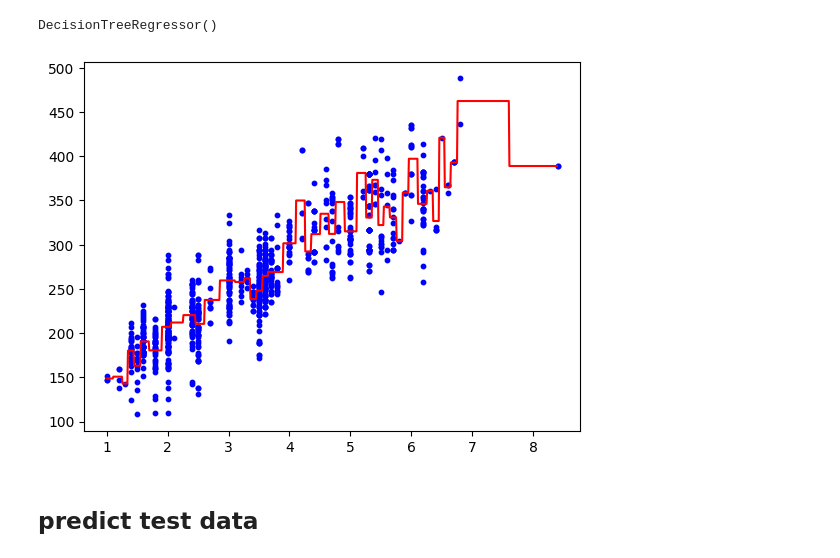
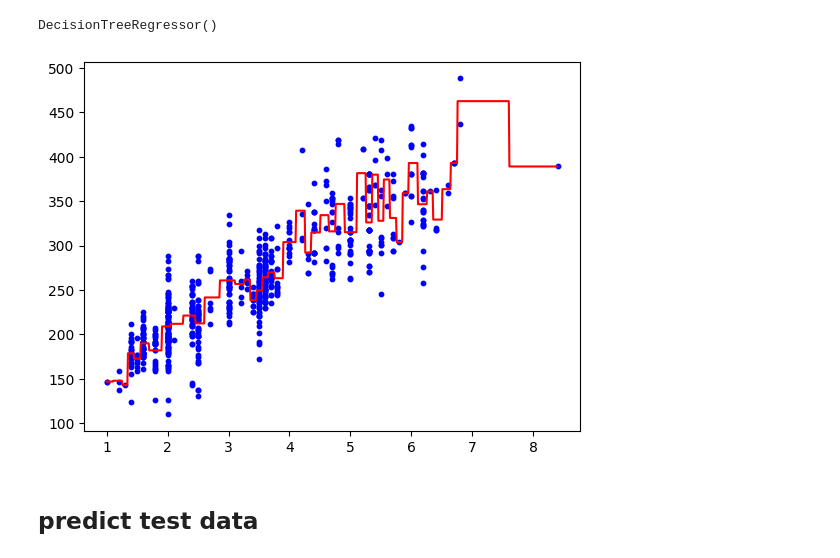
Before and after one commit to javadmonsefi/machine_learning, a Jupyter notebook: 01_regression/Decision_Tree_Regression/decision_tree_regression.ipynb, the cells around one changed output. Drawn from its saved outputs; the diff is of its cells as text; code cells hidden in the pictures.

```diff
--- a/01_regression/Decision_Tree_Regression/decision_tree_regression.ipynb
+++ b/01_regression/Decision_Tree_Regression/decision_tree_regression.ipynb
@@ -78,13 +107,13 @@ array([258, 212, 317, 308, 301])
 # %%
 from sklearn.tree import DecisionTreeRegressor
 dtr = DecisionTreeRegressor()
-dtr.fit(x,y)
+dtr.fit(x_train,y_train)
 # %% [output]
 DecisionTreeRegressor()
 # %%
-plt.scatter(x,y, color='b', s=10)
-xx = np.arange(np.min(x), np.max(x), 0.01).reshape(-1, 1)
+plt.scatter(x_train, y_train, color='b', s=10)
+xx = np.arange(np.min(x_train), np.max(x_train), 0.01).reshape(-1, 1)
 plt.plot(xx, dtr.predict(xx), color='r')
 plt.show()
 # %% [output]
-[figure, old version]
+[figure, new version]
```
Also changed, not shown: parts of 9 cells of this notebook, 35 other files.
